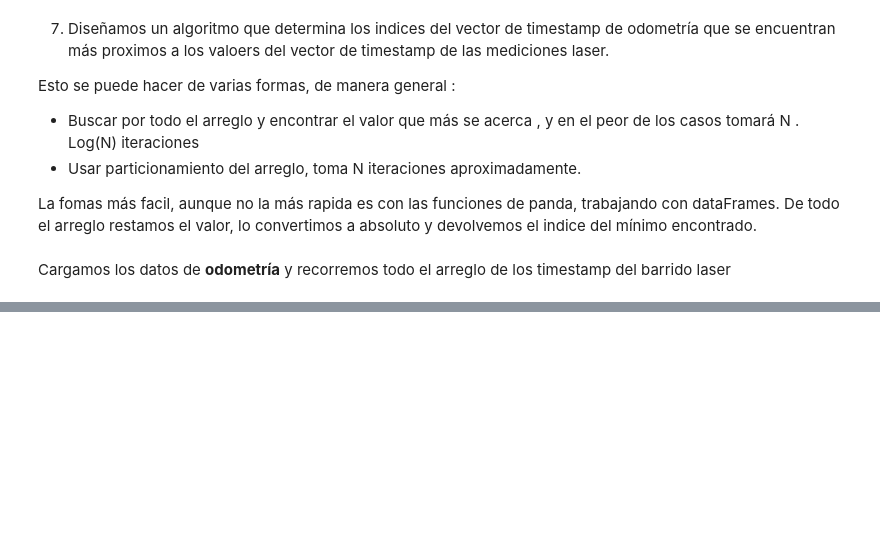
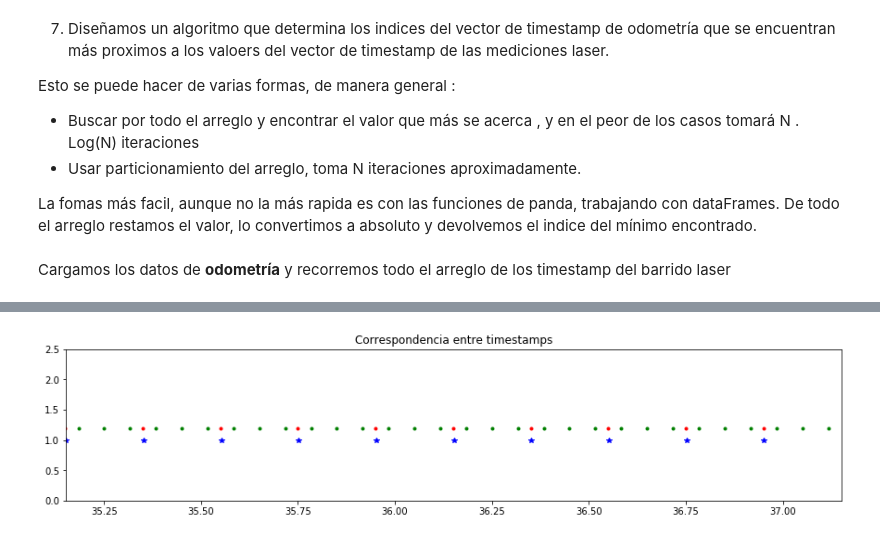
Before and after one commit to matias-dogliani/robotic_repo, a Jupyter notebook: Tp3/tp3.ipynb, the cells around one changed output, grey strips where cells are left out. Cells and saved outputs as stored; diff of their text form; code cells hidden in the pictures; blank space fills up the shorter version.

```diff
--- a/Tp3/tp3.ipynb
+++ b/Tp3/tp3.ipynb
@@ -125,6 +125,9 @@ Cargamos los datos de **odometría** y recorremos todo el arreglo de los timesta
 # %%
 Odomdata = pd.read_csv("./log/odom.txt", sep= "\t",
                        header=None, index_col = None)
-i = []
+near_i = []
+
 for timestamp in Scandata[0]:
-    i.append( encontrar_valorCercano(timestamp,Odomdata))
+    near_i.append( encontrar_valorCercano(timestamp,Odomdata))
+
+near_i = np.array(near_i)
@@ -130,0 +141,22 @@ for timestamp in Scandata[0]:
+# %%
+N=10
+plt.figure(figsize=(15, 3))
+plt.title("Correspondencia entre timestamps")
+
+plt.xlim(Scandata[0][0], Scandata[0][N])
+plt.ylim(0,2.5)
+
+for i in range(N):
+    plt.plot(Scandata[0][i],1, marker = '*', color = "blue")
+
+
+
+for i in range(near_i[N]):  #maximo indice de Odometria que coincide con los n puntos de laser
+     if i in near_i:       #Comparacion para los n primeros
+        plt.plot(Odomdata[0][i],1.2, marker = '.', color = "red")
+    elif (i%2):
+        plt.plot(Odomdata[0][i],1.2, marker = '.', color = "green")
+    else:
+        pass
+# %% [output]
+[figure, added]
```
Also changed, not shown: parts of 2 cells of this notebook.
